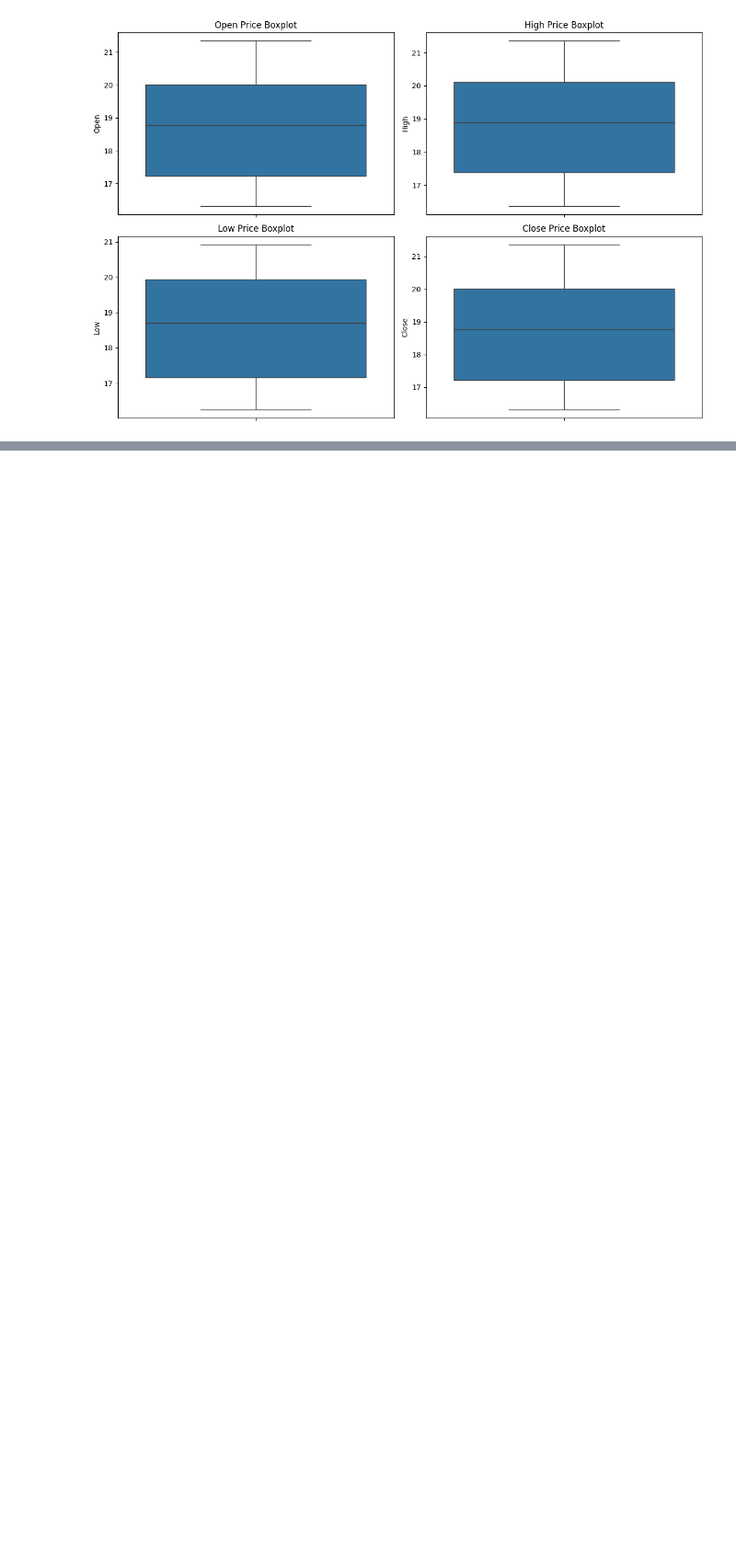
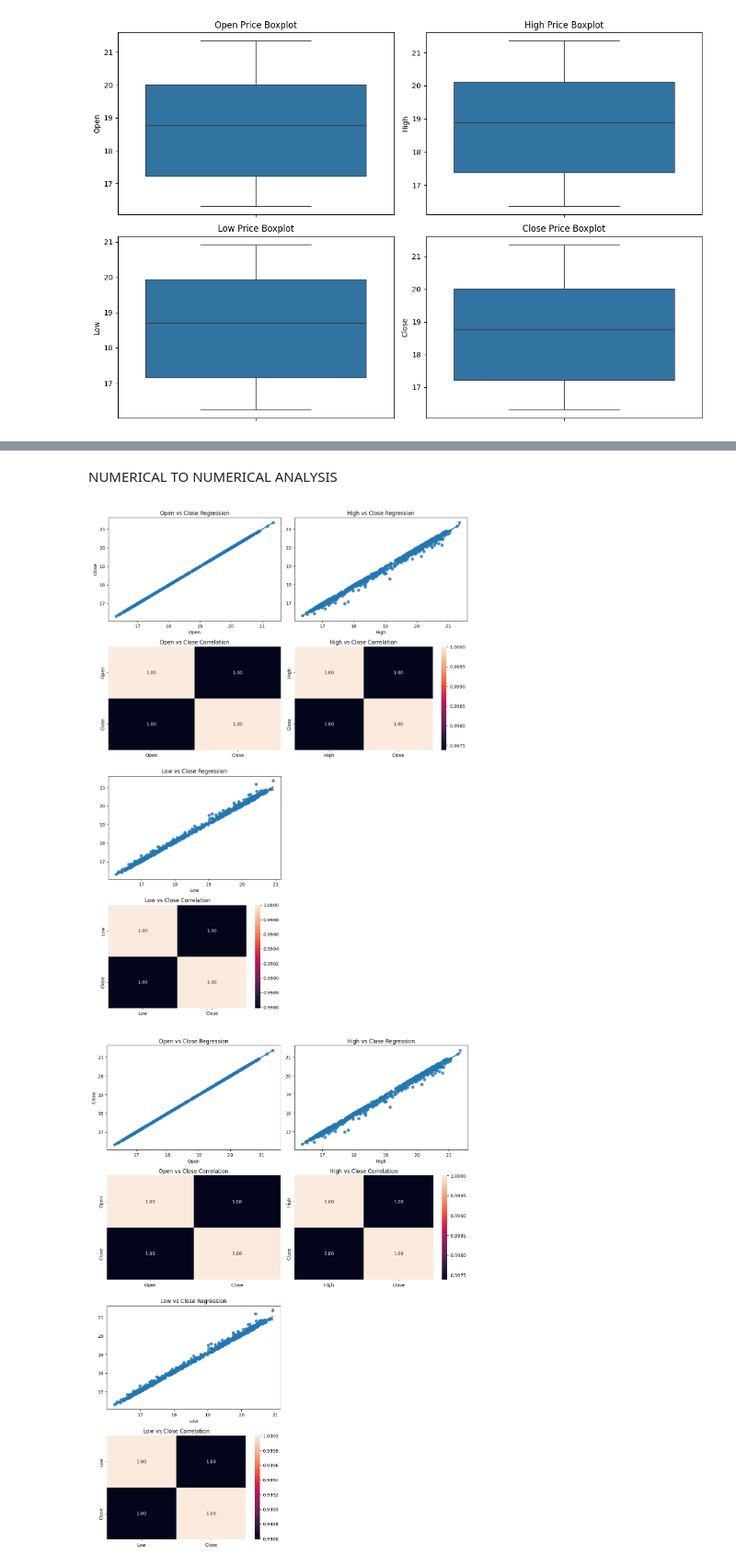
Before and after one commit to rober12345/mxn-usd-predictor1, a Jupyter notebook: src/EDA.ipynb, the cells around one changed output, grey strips where cells are left out. Shown at 92% size. Drawn from its saved outputs; the diff is of its cells as text; code cells hidden in the pictures; blank space fills up the shorter version.

```diff
--- a/src/EDA.ipynb
+++ b/src/EDA.ipynb
@@ -137,0 +179,43 @@ display(image)
+# %% [markdown]
+NUMERICAL TO NUMERICAL ANALYSIS
+# %%
+# Clean dataset by removing irrelevant columns
+df_clean = df.copy()
+df_clean.drop(columns=['Volume', 'Dividends', 'Stock Splits'], inplace=True)
+
+# Create subplot canvas
+fig, axes = plt.subplots(4, 2, figsize=(12, 16))
+
+# Regression plots and correlation heatmaps
+sns.regplot(ax=axes[0, 0], data=df_clean, x="Open", y="Close")
+axes[0, 0].set_title("Open vs Close Regression")
+
+sns.heatmap(df_clean[["Open", "Close"]].corr(), annot=True, fmt=".2f", ax=axes[1, 0], cbar=False)
+axes[1, 0].set_title("Open vs Close Correlation")
+
+sns.regplot(ax=axes[0, 1], data=df_clean, x="High", y="Close").set(ylabel=None)
+axes[0, 1].set_title("High vs Close Regression")
+
+sns.heatmap(df_clean[["High", "Close"]].corr(), annot=True, fmt=".2f", ax=axes[1, 1])
+axes[1, 1].set_title("High vs Close Correlation")
+
+sns.regplot(ax=axes[2, 0], data=df_clean, x="Low", y="Close").set(ylabel=None)
+axes[2, 0].set_title("Low vs Close Regression")
+
+sns.heatmap(df_clean[["Low", "Close"]].corr(), annot=True, fmt=".2f", ax=axes[3, 0]).set(ylabel=None)
+axes[3, 0].set_title("Low vs Close Correlation")
+
+# Remove unused subplots
+fig.delaxes(axes[2, 1])
+fig.delaxes(axes[3, 1])
+
+# Adjust layout
+plt.tight_layout()
+
+# Save and display the plot inside the notebook
+plt.savefig("numerical_analysis_updated.png")
+image = Image.open("numerical_analysis_updated.png")
+display(image)
+# %% [output]
+[figure, added]
+[figure, added]
```
Also changed, not shown: parts of 17 cells of this notebook, 6 other files.
